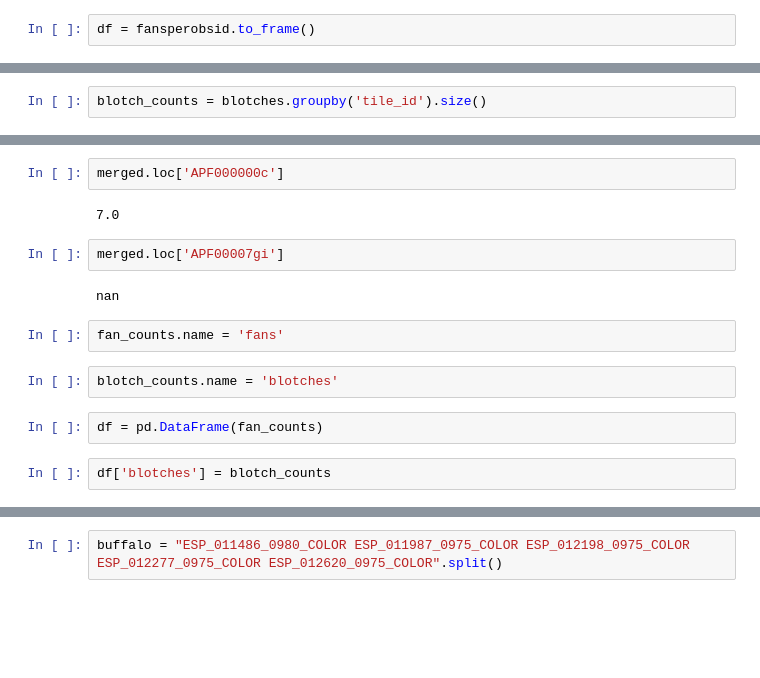
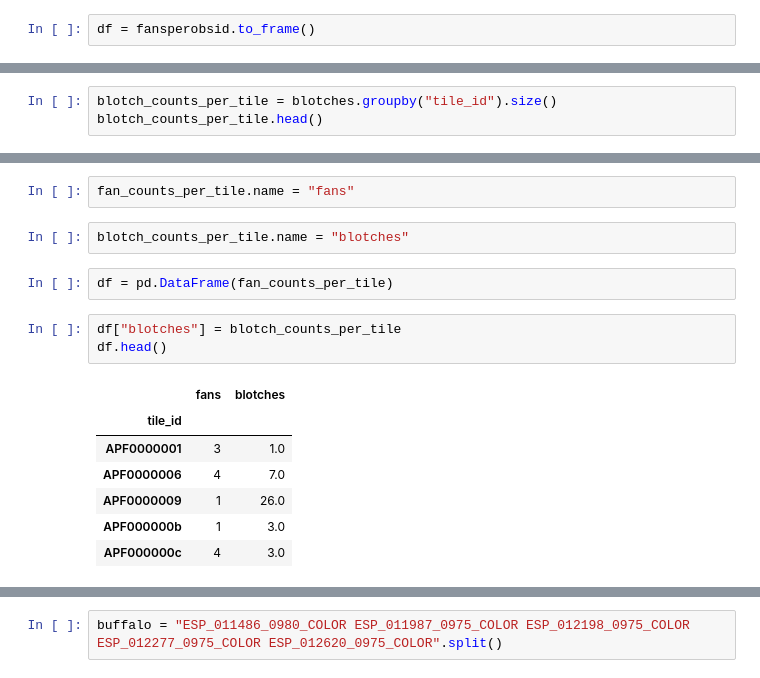
Before and after one commit to michaelaye/p4tools, a Jupyter notebook: notebooks/examples.ipynb, the cells around one changed output, grey strips where cells are left out. Saved outputs shown, nothing was run; the diff lists cells and outputs as text; blank space fills up the shorter version.

```diff
--- a/notebooks/examples.ipynb
+++ b/notebooks/examples.ipynb
@@ -57,2 +91,3 @@ fan_counts = fans.groupby('tile_id').size()
 # %%
-blotch_counts = blotches.groupby('tile_id').size()
+blotch_counts_per_tile = blotches.groupby("tile_id").size()
+blotch_counts_per_tile.head()
@@ -145,16 +102,17 @@ fan_counts.loc['APF000000c']
-# %%
-merged.loc['APF000000c']
-# %% [output]
-7.0
-# %%
-merged.loc['APF00007gi']
-# %% [output]
-nan
 # %%
-fan_counts.name = 'fans'
+fan_counts_per_tile.name = "fans"
 # %%
-blotch_counts.name = 'blotches'
+blotch_counts_per_tile.name = "blotches"
 # %%
-df = pd.DataFrame(fan_counts)
+df = pd.DataFrame(fan_counts_per_tile)
 # %%
-df['blotches'] = blotch_counts
+df["blotches"] = blotch_counts_per_tile
+df.head()
+# %% [output]
+|  | fans | blotches |
+| tile_id |  |  |
+| APF0000001 | 3 | 1.0 |
+| APF0000006 | 4 | 7.0 |
+| APF0000009 | 1 | 26.0 |
+| APF000000b | 1 | 3.0 |
+| APF000000c | 4 | 3.0 |
```
Also changed, not shown: parts of 32 cells of this notebook, 7 other files.
